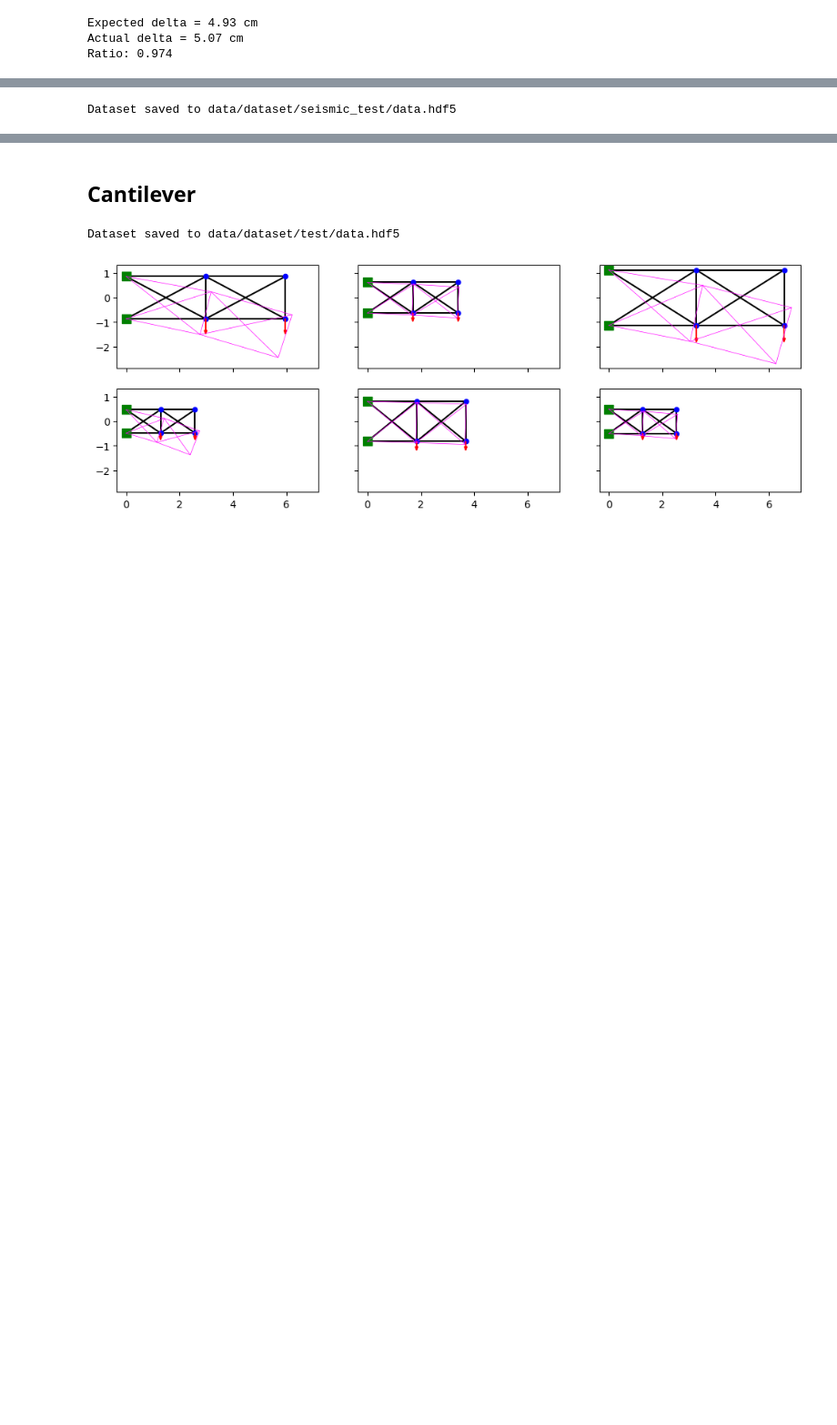
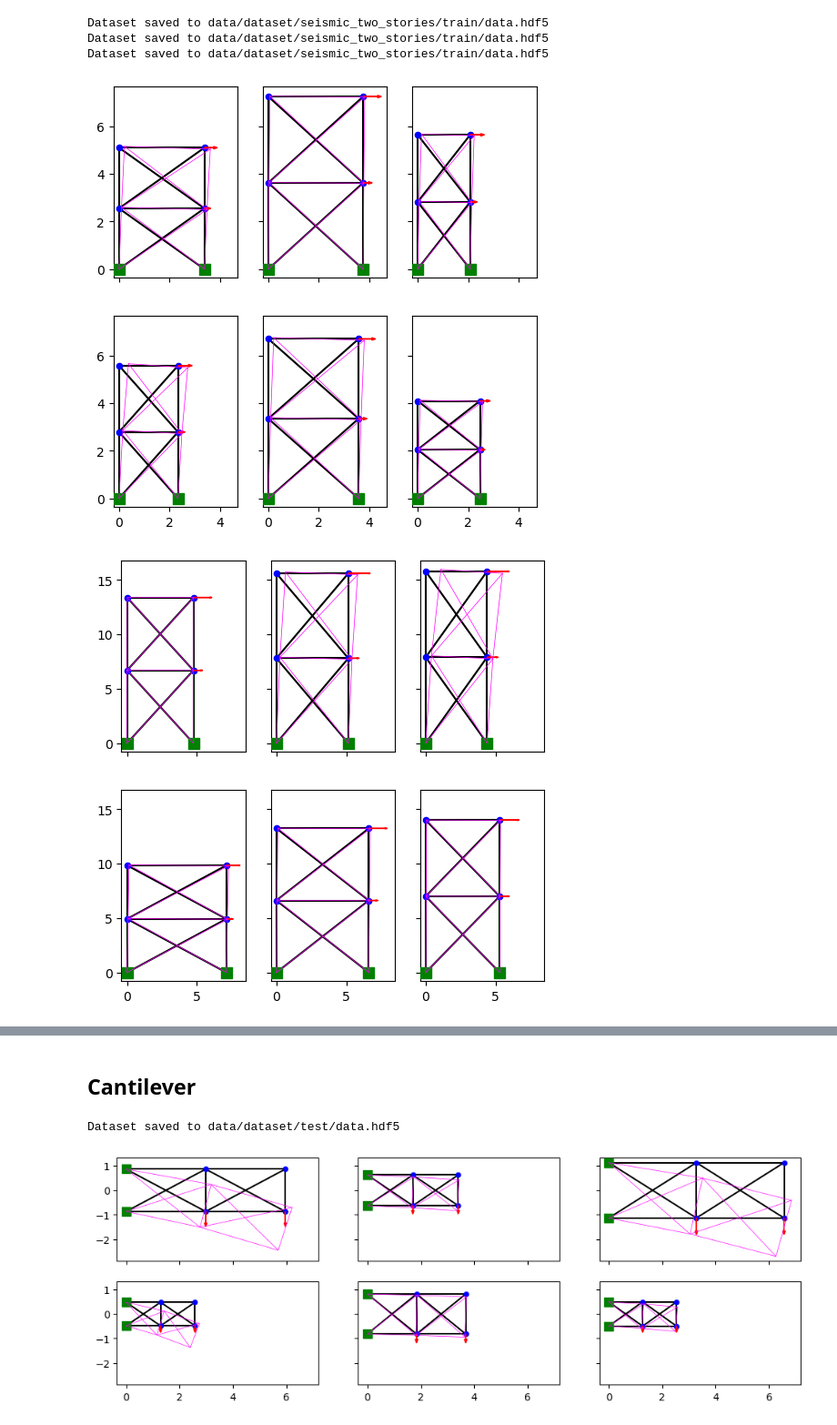
Before and after one commit to alexandre-flamant/memoire, a Jupyter notebook: MLP/dataset_generation.ipynb, the cells around one changed output, grey strips where cells are left out. Shown: that part at 91% size. Saved outputs shown, nothing was run; the diff lists cells and outputs as text; code cells hidden in the pictures; blank space fills up the shorter version.

```diff
--- a/MLP/dataset_generation.ipynb
+++ b/MLP/dataset_generation.ipynb
@@ -34,32 +38,65 @@ display_structure(def_scale=10)
 # %%
 from MLP.dataset.generator import SeismicTwoStoriesTrussGenerator
 
-g = SeismicTwoStoriesTrussGenerator("data/config/cantilever_concrete.yaml")
+path = "data/dataset/seismic_two_stories/train"
 
+total_size = 50_000
+remain = total_size
+base_config = {
+    'n_sample':-1,
+    'parameters':{
+        '__young__': {'distribution':'uniform', 'low':20e9, 'high':40e9}
+    }
+}
 
-def delta(E, H, W, P, h):
-    f = (np.pow(H / W, -3.25) + 5)
-    return f * 37 / 12 * P * H ** 3 / (E * (3 * W ** 2 * h ** 2 + h ** 4))
+def plot(g):
+    fig, axs = plt.subplots(2, 3, figsize=(6, 6), sharex=True, sharey=True)
+    for i, r in enumerate(g):
+        display_structure(ax=axs[i // 3, i % 3], def_scale=20)
+        if i >= 5: break
 
+# Config 1
+config = deepcopy(base_config)
+config['n_sample'] = 2*total_size//14
+remain -= 2*total_size//14
+config['parameters']['height'] = {'distribution':'uniform', 'low':2, 'high':4}
+config['parameters']['width'] = {'distribution':'uniform', 'low':2, 'high':4}
+config['parameters']['P'] = {'distribution':'uniform', 'low':0, 'high':500e3}
+config['parameters']['__area__'] = {'distribution':'uniform', 'low':0.01, 'high':0.04}
 
-ratio = dict()
-default_config = g.default_config
-default_config['__young__'] = {'distribution': 'constant', 'value': 50.e9}
-default_config['width'] = {'distribution': 'constant', 'value': 4}
-default_config['height'] = {'distribution': 'constant', 'value': 4}
-default_config['P'] = {'distribution': 'constant', 'value': 1000e3}
+g = SeismicTwoStoriesTrussGenerator(config)
+plot(g)
+g.save(path, append=False)
 
-results = [r for r in g.__iter__(default_config, 1)][0]
+# Config 2
+config = deepcopy(base_config)
+config['n_sample'] = 4*total_size//14
+remain -= 4*total_size//14
+config['parameters']['height'] = {'distribution':'uniform', 'low':4, 'high':8}
+config['parameters']['width'] = {'distribution':'uniform', 'low':4, 'high':8}
+config['parameters']['P'] = {'distribution':'uniform', 'low':0, 'high':1000e3}
+config['parameters']['__area__'] = {'distribution':'uniform', 'low':0.04, 'high':0.2}
 
-u_exp = delta(50e9, 4, 4, 1000e3, .1)
-u_real = results['nodes_displacement'].max()
-r = u_real / u_exp
+g = SeismicTwoStoriesTrussGenerator(config)
+plot(g)
+g.save(path, append=True)
 
-print()
-print(f"Expected delta = {u_exp * 100:.2f} cm")
-print(f"Actual delta = {u_real * 100:.2f} cm")
-print(f"Ratio: {u_exp / u_real:.3f}")
+# Config 3
+config = deepcopy(base_config)
+config['n_sample'] = 8*total_size//14
+remain -= 8*total_size//14
+config['n_sample'] += remain
+config['parameters']['height'] = {'distribution':'uniform', 'low':8, 'high':16}
+config['parameters']['width'] = {'distribution':'uniform', 'low':8, 'high':16}
+config['parameters']['P'] = {'distribution':'uniform', 'low':0, 'high':2000e3}
+config['parameters']['__area__'] = {'distribution':'uniform', 'low':0.1, 'high':0.04}
+
+g = SeismicTwoStoriesTrussGenerator(config)
+plot(g)
+g.save(path, append=True)
 # %% [output]
-Expected delta = 4.93 cm
-Actual delta = 5.07 cm
-Ratio: 0.974
+Dataset saved to data/dataset/seismic_two_stories/train/data.hdf5
+Dataset saved to data/dataset/seismic_two_stories/train/data.hdf5
+Dataset saved to data/dataset/seismic_two_stories/train/data.hdf5
+[figure, added]
+[figure, added]
@@ -66,4 +103,0 @@ Ratio: 0.974
-# %%
-g.save_from_iterator(results, directory="./data/dataset/seismic_test", max_size=len(results))
-# %% [output]
-Dataset saved to data/dataset/seismic_test/data.hdf5
```
Also changed, not shown: parts of 9 cells of this notebook, 19 other files.
